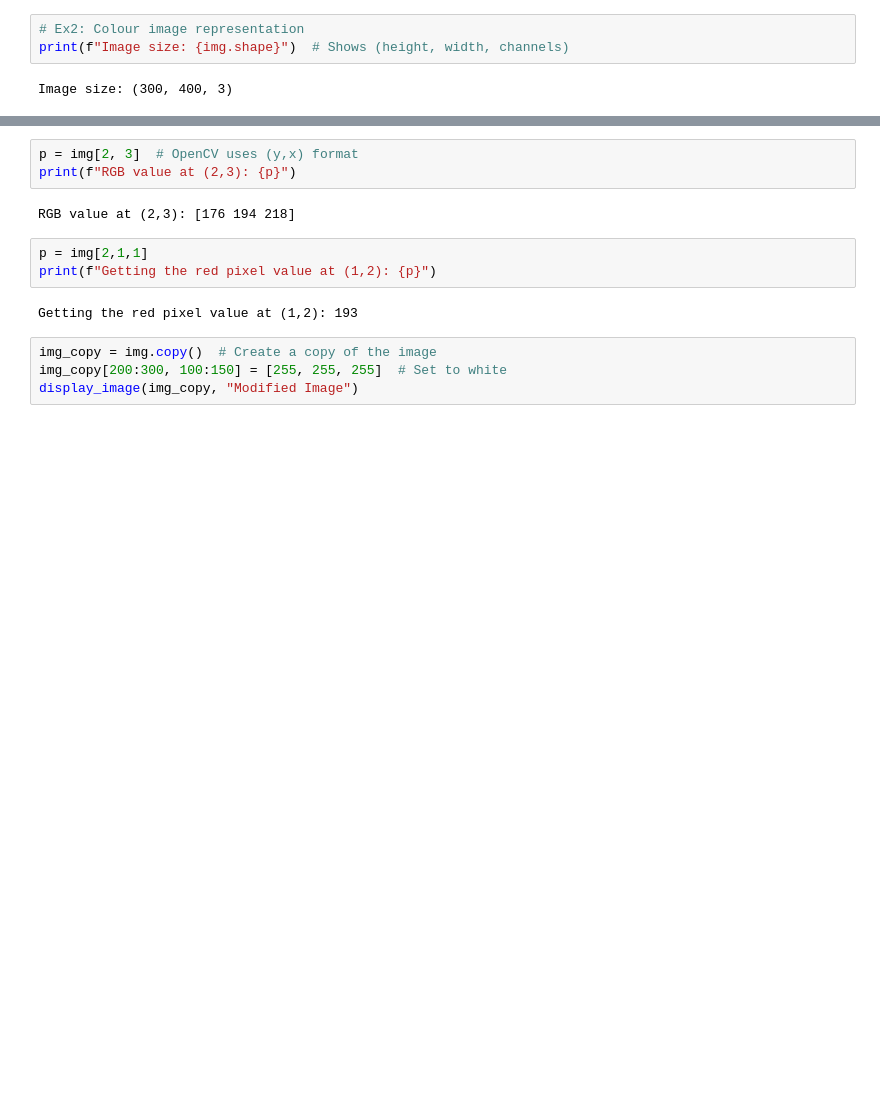
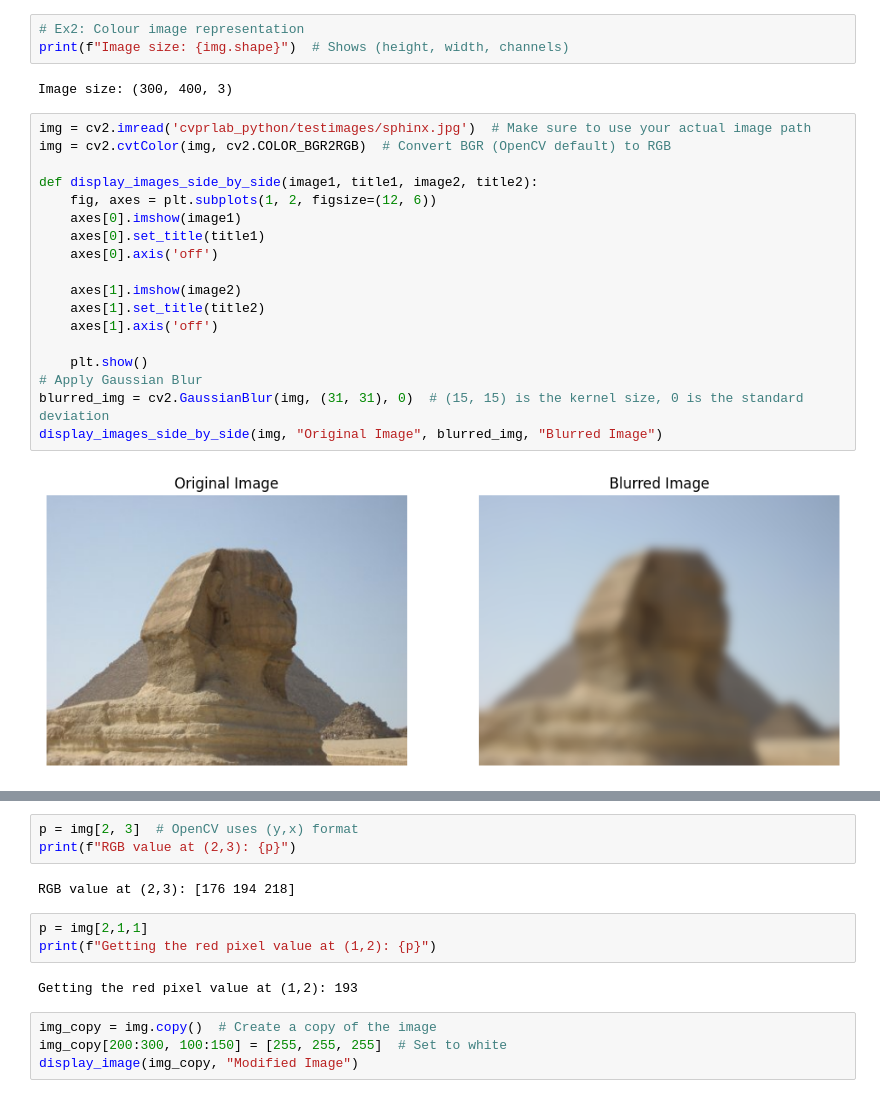
Before and after one commit to frankcholula/cvprlab, a Jupyter notebook: cvprlab_python/lab1/l1_image_processing.ipynb, the cells around one changed output, grey strips where cells are left out. Drawn from its saved outputs; the diff is of its cells as text; blank space fills up the shorter version.

Commit message:
just playing around with kernel sizes.

```diff
--- a/cvprlab_python/lab1/l1_image_processing.ipynb
+++ b/cvprlab_python/lab1/l1_image_processing.ipynb
@@ -28,3 +27,23 @@ error: OpenCV(4.10.0) /Users/xperience/GHA-Actions-OpenCV/_work/opencv-python/op
 print(f"Image size: {img.shape}")  # Shows (height, width, channels)
 # %% [output]
 Image size: (300, 400, 3)
+# %%
+img = cv2.imread('cvprlab_python/testimages/sphinx.jpg')  # Make sure to use your actual image path
+img = cv2.cvtColor(img, cv2.COLOR_BGR2RGB)  # Convert BGR (OpenCV default) to RGB
+
+def display_images_side_by_side(image1, title1, image2, title2):
+    fig, axes = plt.subplots(1, 2, figsize=(12, 6))
+    axes[0].imshow(image1)
+    axes[0].set_title(title1)
+    axes[0].axis('off')
+
+    axes[1].imshow(image2)
+    axes[1].set_title(title2)
+    axes[1].axis('off')
+
+    plt.show()
+# Apply Gaussian Blur
+blurred_img = cv2.GaussianBlur(img, (31, 31), 0)  # (15, 15) is the kernel size, 0 is the standard deviation
+display_images_side_by_side(img, "Original Image", blurred_img, "Blurred Image")
+# %% [output]
+[figure, added]
```
Also changed, not shown: parts of 2 cells of this notebook.
